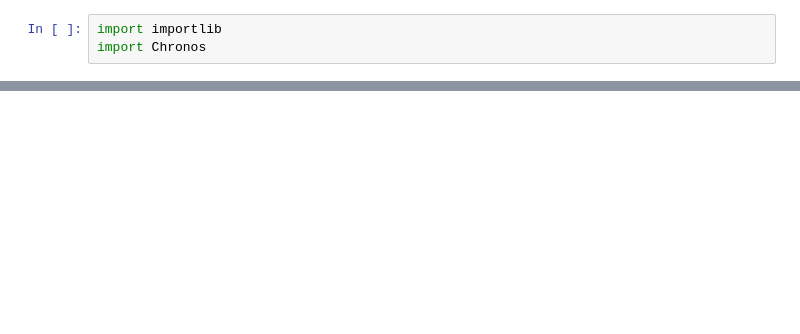
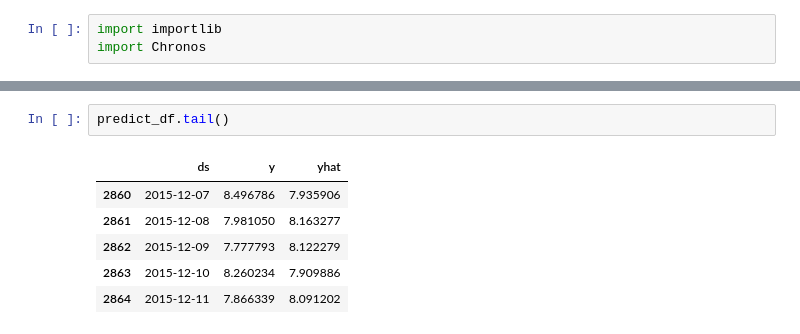
Before and after one commit to bshabashFD/Chronos, a Jupyter notebook: prototype.ipynb, the cells around one changed output, grey strips where cells are left out. Drawn from its saved outputs; the diff is of its cells as text; blank space fills up the shorter version.

```diff
--- a/prototype.ipynb
+++ b/prototype.ipynb
@@ -64,2 +67,11 @@ Name: ts, dtype: float64
+# %%
+predict_df.tail()
+# %% [output]
+|  | ds | y | yhat |
+| 2860 | 2015-12-07 | 8.496786 | 7.935906 |
+| 2861 | 2015-12-08 | 7.981050 | 8.163277 |
+| 2862 | 2015-12-09 | 7.777793 | 8.122279 |
+| 2863 | 2015-12-10 | 8.260234 | 7.909886 |
+| 2864 | 2015-12-11 | 7.866339 | 8.091202 |
 # %%
 from Chronos import CHRONOS_MSE
```
Also changed, not shown: parts of 14 cells of this notebook, 1 other file.
